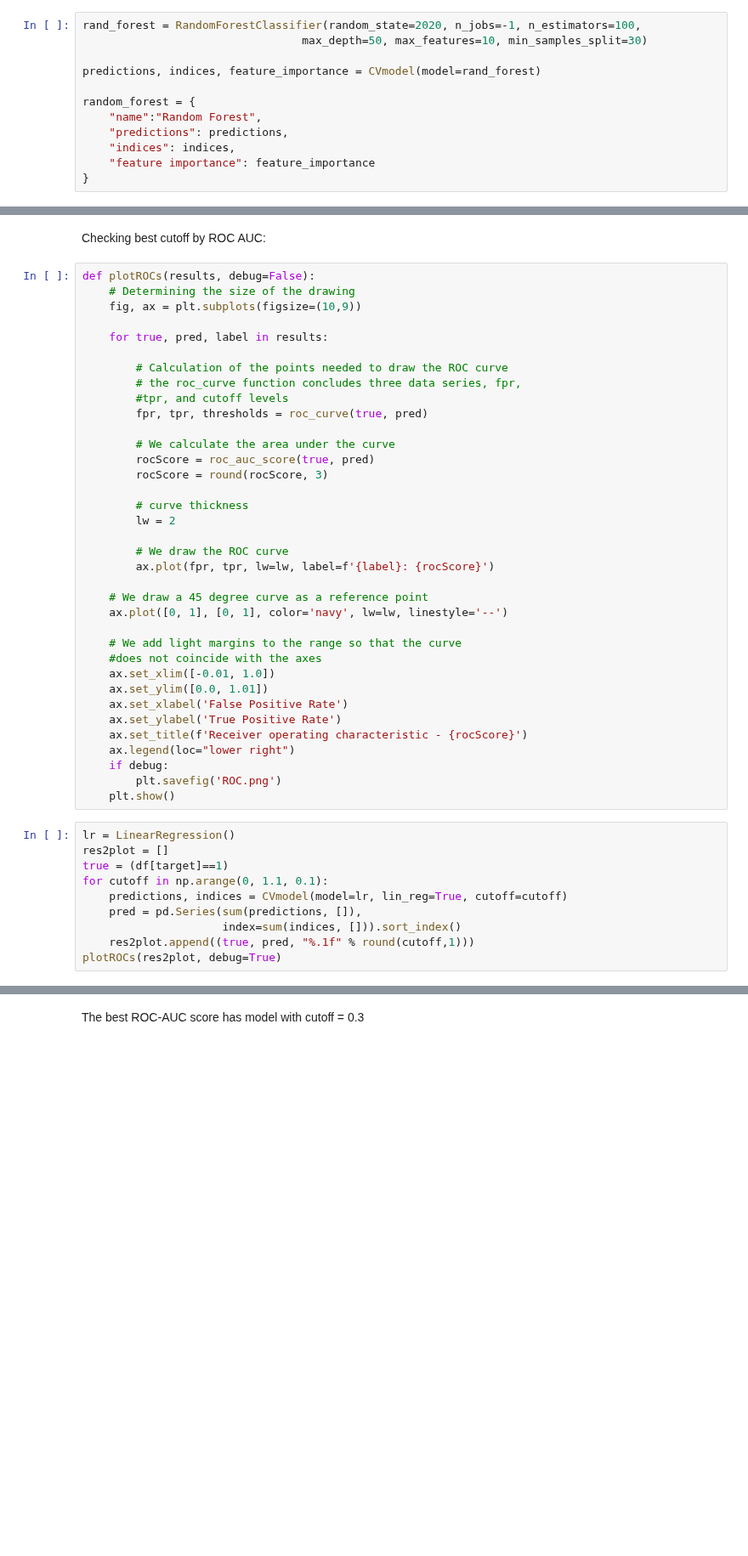
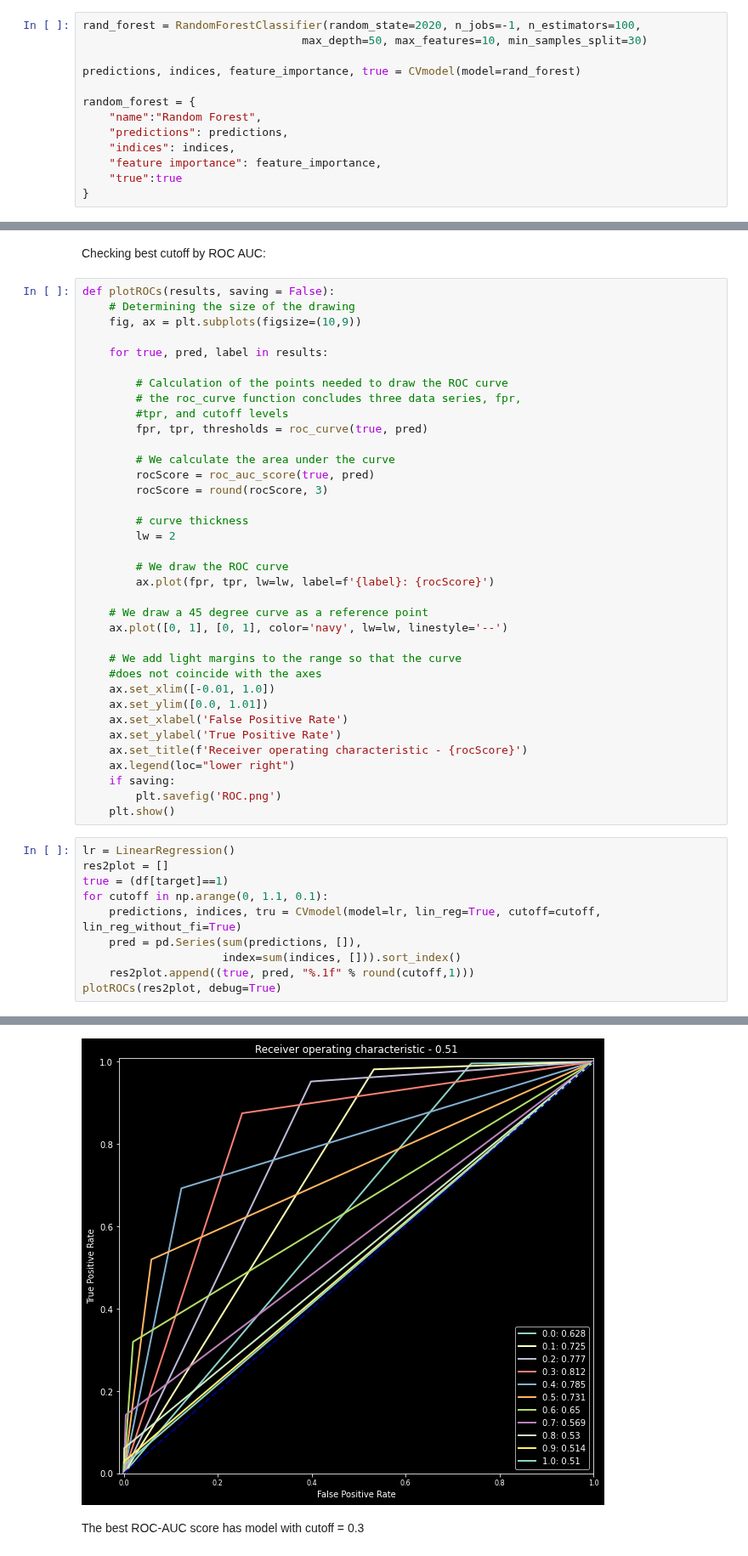
Before and after one commit to agomolka/AdultIncomeAnalysis, a Jupyter notebook: Adult_income_analysis.ipynb, the cells around one changed output, grey strips where cells are left out. Shown at 85% size. Saved outputs shown, nothing was run; the diff lists cells and outputs as text; blank space fills up the shorter version.

```diff
--- a/Adult_income_analysis.ipynb
+++ b/Adult_income_analysis.ipynb
@@ -764,13 +825,14 @@ Saving model:
 rand_forest = RandomForestClassifier(random_state=2020, n_jobs=-1, n_estimators=100,
                                  max_depth=50, max_features=10, min_samples_split=30)
 
-predictions, indices, feature_importance = CVmodel(model=rand_forest)
+predictions, indices, feature_importance, true = CVmodel(model=rand_forest)
 
 random_forest = {
     "name":"Random Forest",
     "predictions": predictions,
     "indices": indices,
-    "feature importance": feature_importance
+    "feature importance": feature_importance,
+    "true":true
 }
 # %%
 # open the file for binary writing using "with"
@@ -830,7 +896,7 @@ ConfusionMatrixOrHeatMap(y_test_lr, y_pred_classes, confusionMatrix = False)
 # %% [markdown]
 Checking best cutoff by ROC AUC:
 # %%
-def plotROCs(results, debug=False):
+def plotROCs(results, saving = False):
     # Determining the size of the drawing
     fig, ax = plt.subplots(figsize=(10,9))
 
@@ -862,7 +928,7 @@ def plotROCs(results, debug=False):
     ax.set_ylabel('True Positive Rate')
     ax.set_title(f'Receiver operating characteristic - {rocScore}')
     ax.legend(loc="lower right")
-    if debug:
+    if saving:
         plt.savefig('ROC.png')
     plt.show()
 # %%
@@ -870,8 +936,9 @@ lr = LinearRegression()
 res2plot = []
 true = (df[target]==1)
 for cutoff in np.arange(0, 1.1, 0.1):
-    predictions, indices = CVmodel(model=lr, lin_reg=True, cutoff=cutoff)
+    predictions, indices, tru = CVmodel(model=lr, lin_reg=True, cutoff=cutoff, lin_reg_without_fi=True)
     pred = pd.Series(sum(predictions, []),
                      index=sum(indices, [])).sort_index()
     res2plot.append((true, pred, "%.1f" % round(cutoff,1)))
 plotROCs(res2plot, debug=True)
+# %% [output]
@@ -878,3 +962,4 @@ plotROCs(res2plot, debug=True)
+[figure, added]
 # %% [markdown]
 The best ROC-AUC score has model with cutoff = 0.3
 # %% [markdown]
```
Also changed, not shown: parts of 40 cells of this notebook, 9 other files.
